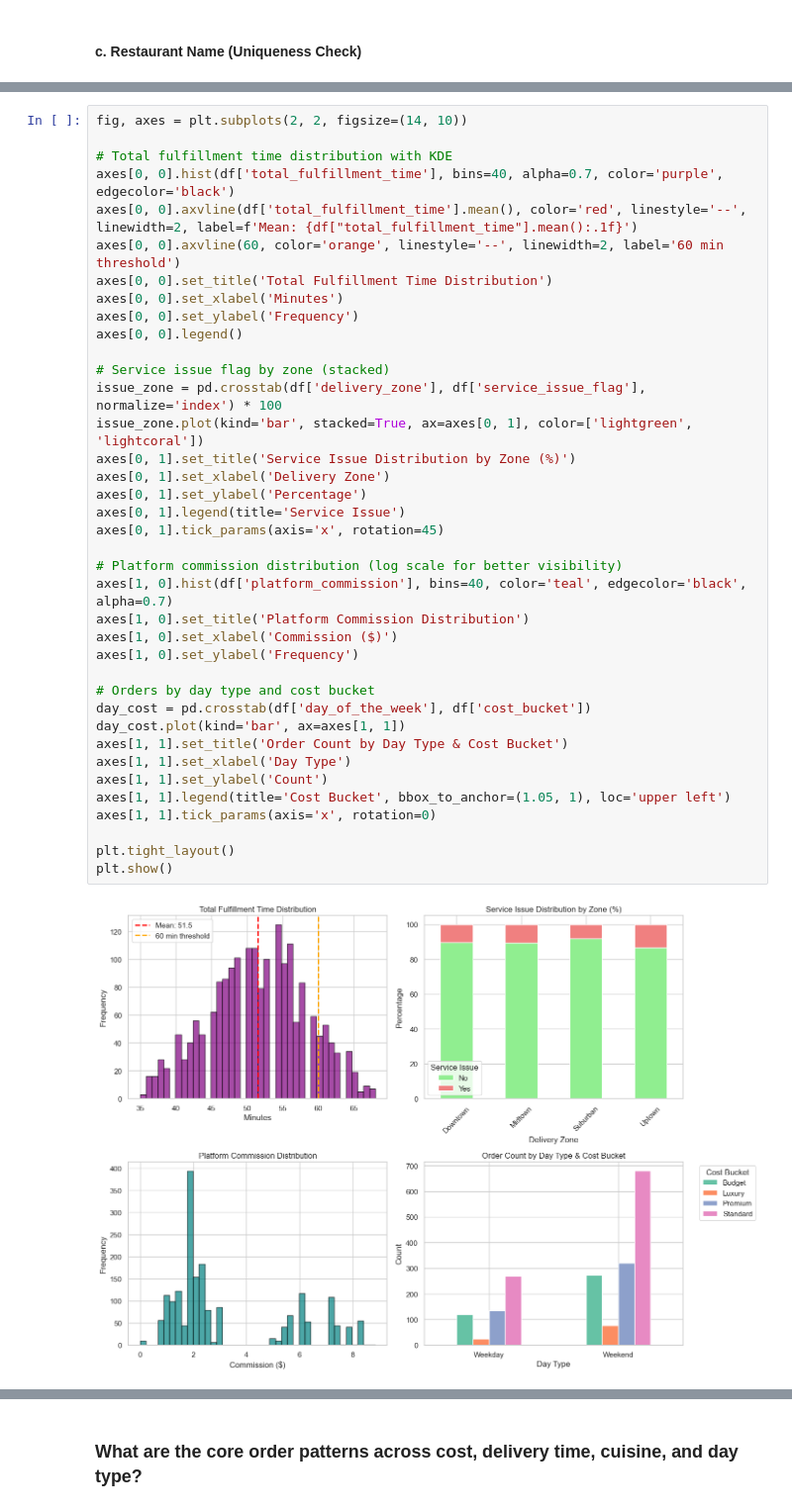
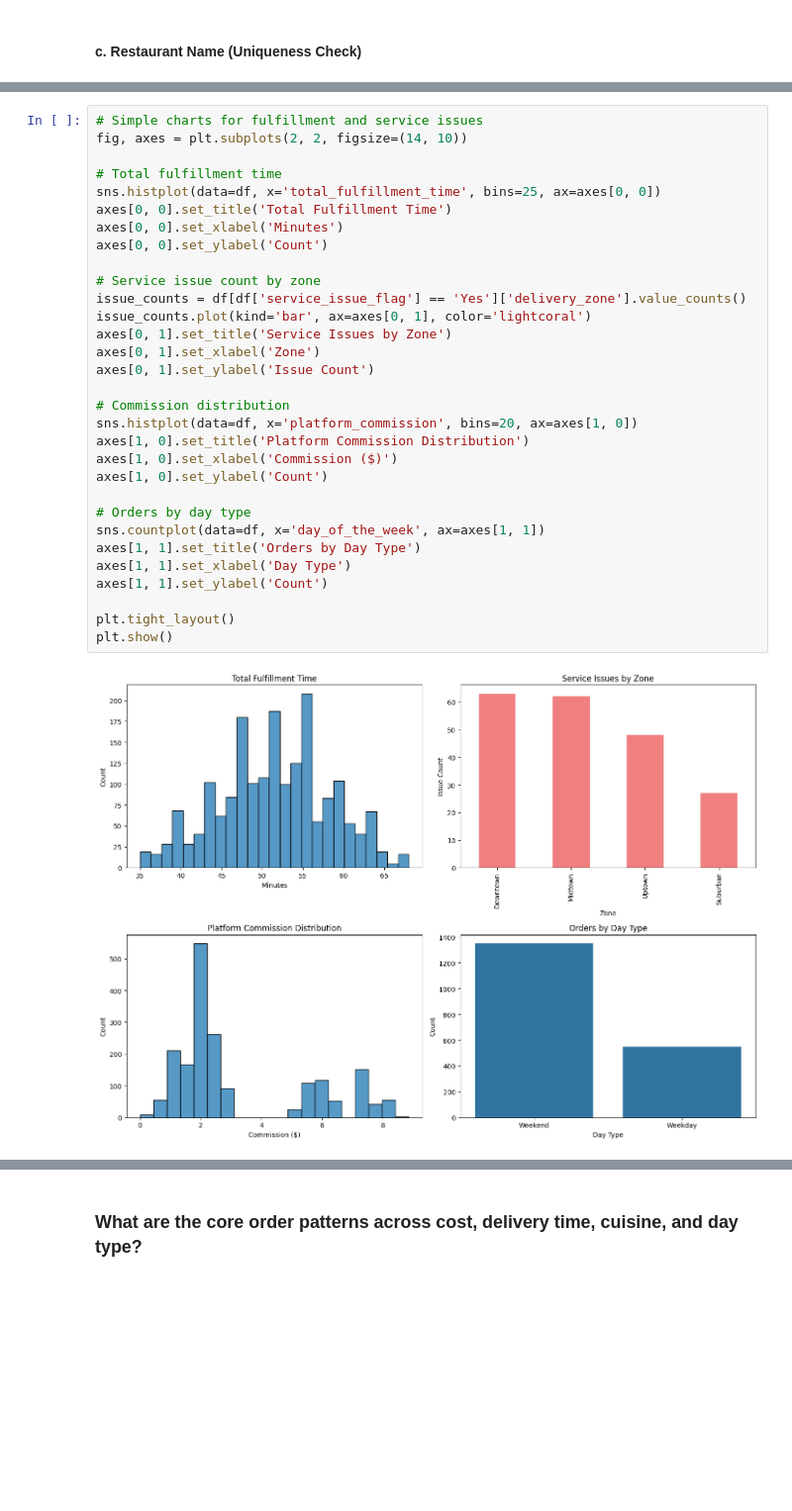
Before and after one commit to salmaissifu4-hash/MunchLink_FoodHub, a Jupyter notebook: MunchLink_Analysis.ipynb, the cells around one changed output, grey strips where cells are left out. Shown at 99% size. Drawn from its saved outputs; the diff is of its cells as text; blank space fills up the shorter version.

```diff
--- a/MunchLink_Analysis.ipynb
+++ b/MunchLink_Analysis.ipynb
@@ -329,40 +381,33 @@ plt.show()
 # %%
+# Simple charts for fulfillment and service issues
 fig, axes = plt.subplots(2, 2, figsize=(14, 10))
 
-# Total fulfillment time distribution with KDE
-axes[0, 0].hist(df['total_fulfillment_time'], bins=40, alpha=0.7, color='purple', edgecolor='black')
-axes[0, 0].axvline(df['total_fulfillment_time'].mean(), color='red', linestyle='--', linewidth=2, label=f'Mean: {df["total_fulfillment_time"].mean():.1f}')
-axes[0, 0].axvline(60, color='orange', linestyle='--', linewidth=2, label='60 min threshold')
-axes[0, 0].set_title('Total Fulfillment Time Distribution')
+# Total fulfillment time
+sns.histplot(data=df, x='total_fulfillment_time', bins=25, ax=axes[0, 0])
+axes[0, 0].set_title('Total Fulfillment Time')
 axes[0, 0].set_xlabel('Minutes')
-axes[0, 0].set_ylabel('Frequency')
-axes[0, 0].legend()
+axes[0, 0].set_ylabel('Count')
 
-# Service issue flag by zone (stacked)
-issue_zone = pd.crosstab(df['delivery_zone'], df['service_issue_flag'], normalize='index') * 100
-issue_zone.plot(kind='bar', stacked=True, ax=axes[0, 1], color=['lightgreen', 'lightcoral'])
-axes[0, 1].set_title('Service Issue Distribution by Zone (%)')
-axes[0, 1].set_xlabel('Delivery Zone')
-axes[0, 1].set_ylabel('Percentage')
-axes[0, 1].legend(title='Service Issue')
-axes[0, 1].tick_params(axis='x', rotation=45)
+# Service issue count by zone
+issue_counts = df[df['service_issue_flag'] == 'Yes']['delivery_zone'].value_counts()
+issue_counts.plot(kind='bar', ax=axes[0, 1], color='lightcoral')
+axes[0, 1].set_title('Service Issues by Zone')
+axes[0, 1].set_xlabel('Zone')
+axes[0, 1].set_ylabel('Issue Count')
 
-# Platform commission distribution (log scale for better visibility)
-axes[1, 0].hist(df['platform_commission'], bins=40, color='teal', edgecolor='black', alpha=0.7)
+# Commission distribution
+sns.histplot(data=df, x='platform_commission', bins=20, ax=axes[1, 0])
 axes[1, 0].set_title('Platform Commission Distribution')
 axes[1, 0].set_xlabel('Commission ($)')
-axes[1, 0].set_ylabel('Frequency')
+axes[1, 0].set_ylabel('Count')
 
-# Orders by day type and cost bucket
-day_cost = pd.crosstab(df['day_of_the_week'], df['cost_bucket'])
-day_cost.plot(kind='bar', ax=axes[1, 1])
-axes[1, 1].set_title('Order Count by Day Type & Cost Bucket')
+# Orders by day type
+sns.countplot(data=df, x='day_of_the_week', ax=axes[1, 1])
+axes[1, 1].set_title('Orders by Day Type')
 axes[1, 1].set_xlabel('Day Type')
 axes[1, 1].set_ylabel('Count')
-axes[1, 1].legend(title='Cost Bucket', bbox_to_anchor=(1.05, 1), loc='upper left')
-axes[1, 1].tick_params(axis='x', rotation=0)
 
 plt.tight_layout()
 plt.show()
 # %% [output]
-[figure, old version]
+[figure, new version]
```
Also changed, not shown: parts of 85 cells of this notebook.
